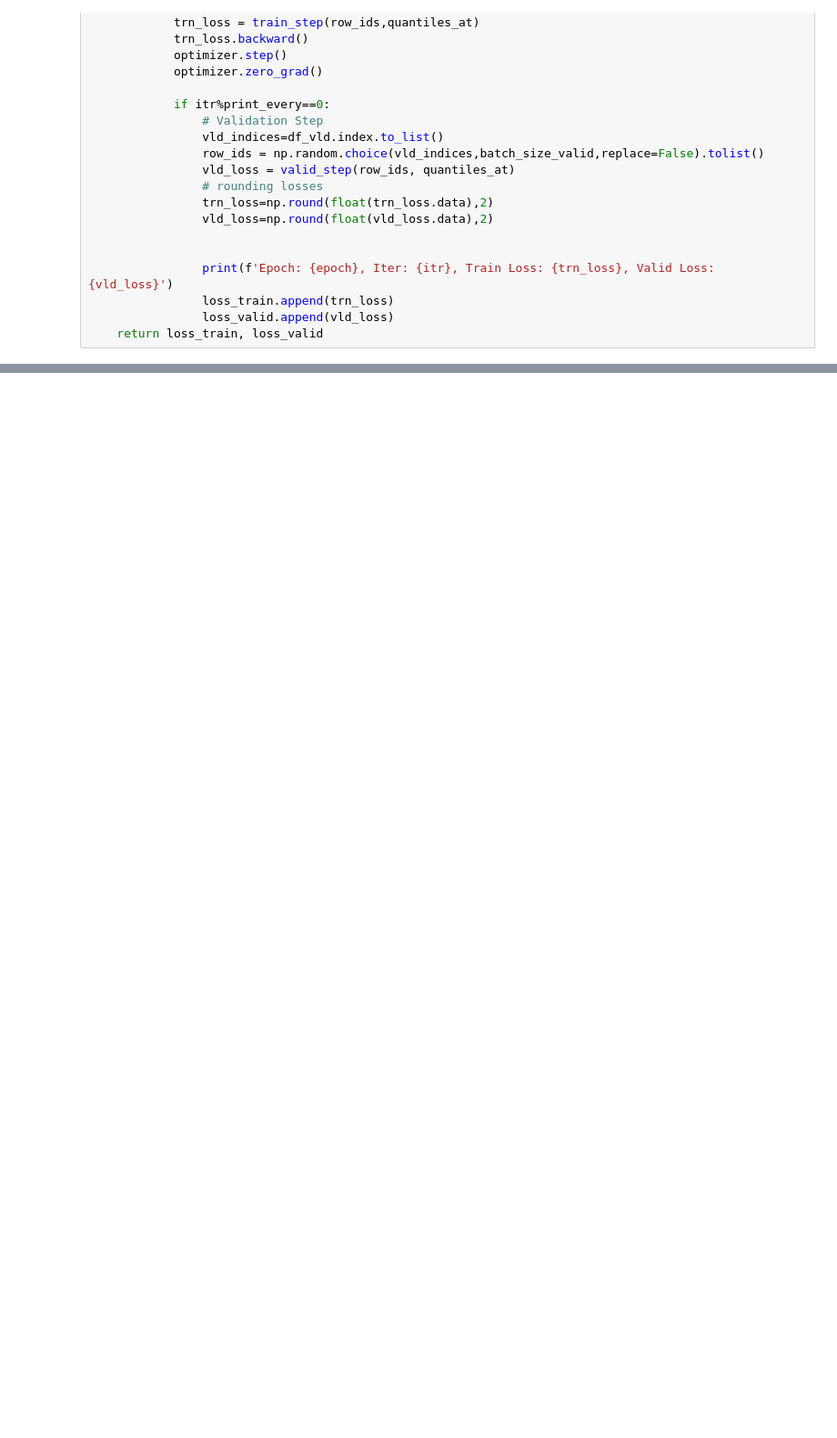
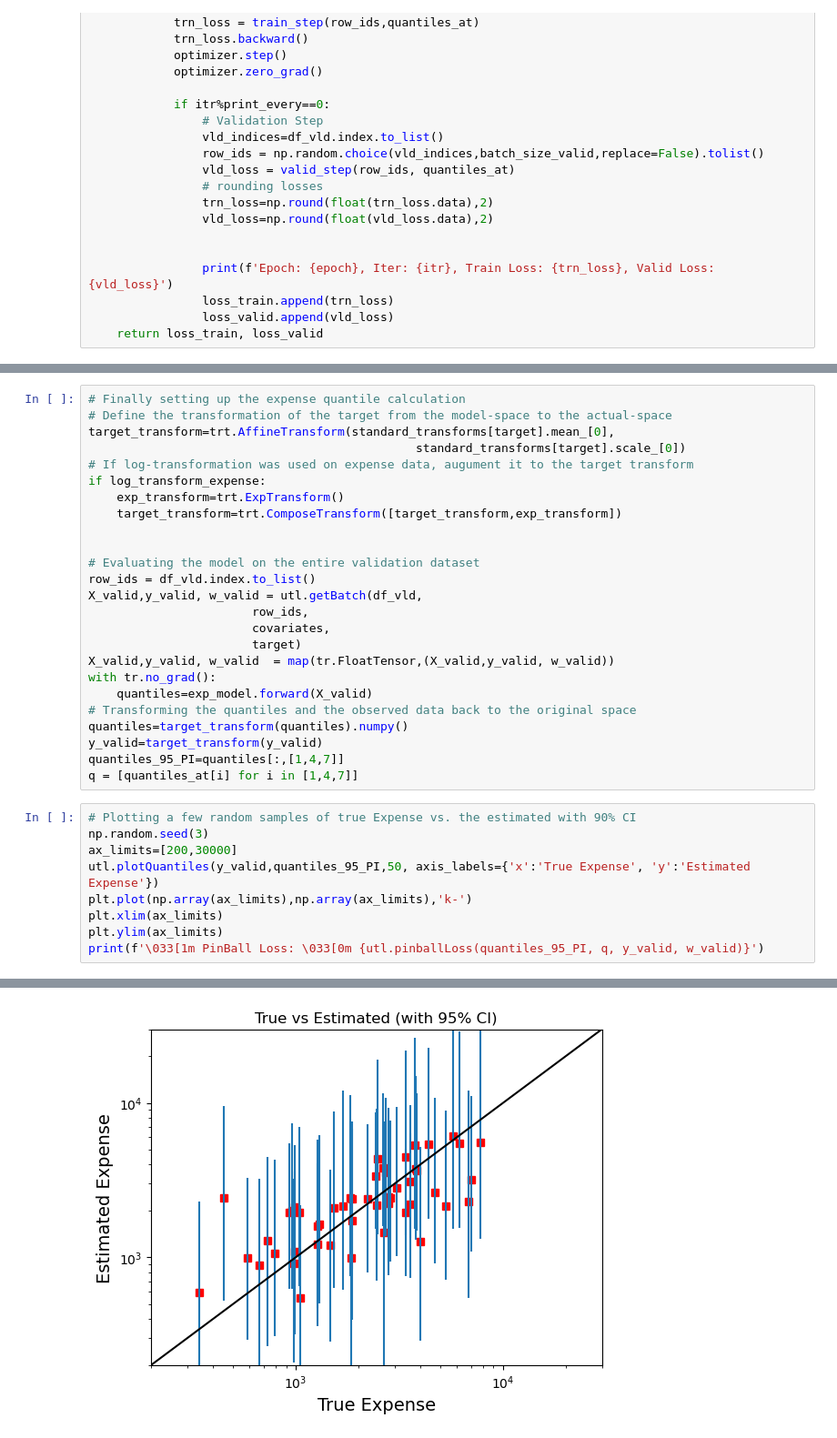
Before and after one commit to ashutosh-tewari/VCS, a Jupyter notebook: ExpensePrediction-QuantileRegression.ipynb, the cells around one changed output, grey strips where cells are left out. Shown at 91% size. Drawn from its saved outputs; the diff is of its cells as text; blank space fills up the shorter version.

```diff
--- a/ExpensePrediction-QuantileRegression.ipynb
+++ b/ExpensePrediction-QuantileRegression.ipynb
@@ -223,0 +230,35 @@ tr.save(exp_model.state_dict(), 'saved_models/'+filename)
+# %%
+# Finally setting up the expense quantile calculation
+# Define the transformation of the target from the model-space to the actual-space
+target_transform=trt.AffineTransform(standard_transforms[target].mean_[0],
+                                              standard_transforms[target].scale_[0])
+# If log-transformation was used on expense data, augument it to the target transform
+if log_transform_expense:
+    exp_transform=trt.ExpTransform()
+    target_transform=trt.ComposeTransform([target_transform,exp_transform])
+
+
+# Evaluating the model on the entire validation dataset
+row_ids = df_vld.index.to_list()
+X_valid,y_valid, w_valid = utl.getBatch(df_vld,
+                       row_ids,
+                       covariates,
+                       target)
+X_valid,y_valid, w_valid  = map(tr.FloatTensor,(X_valid,y_valid, w_valid))
+with tr.no_grad():
+    quantiles=exp_model.forward(X_valid)
+# Transforming the quantiles and the observed data back to the original space
+quantiles=target_transform(quantiles).numpy()
+y_valid=target_transform(y_valid)
+quantiles_95_PI=quantiles[:,[1,4,7]]
+q = [quantiles_at[i] for i in [1,4,7]]
+# %%
+# Plotting a few random samples of true Expense vs. the estimated with 90% CI
+np.random.seed(3)
+ax_limits=[200,30000]
+utl.plotQuantiles(y_valid,quantiles_95_PI,50, axis_labels={'x':'True Expense', 'y':'Estimated Expense'})
+plt.plot(np.array(ax_limits),np.array(ax_limits),'k-')
+plt.xlim(ax_limits)
+plt.ylim(ax_limits)
+print(f'\033[1m PinBall Loss: \033[0m {utl.pinballLoss(quantiles_95_PI, q, y_valid, w_valid)}')
+# %% [output]
@@ -223,0 +266 @@ tr.save(exp_model.state_dict(), 'saved_models/'+filename)
+[figure, added]
```
Also changed, not shown: parts of 11 cells of this notebook, 10 other files.
